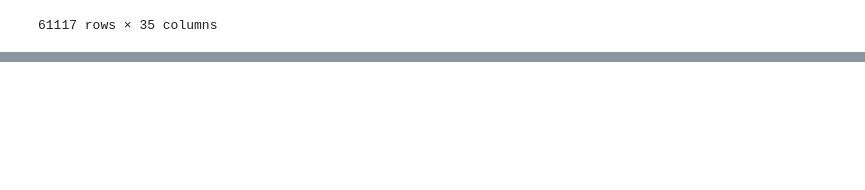
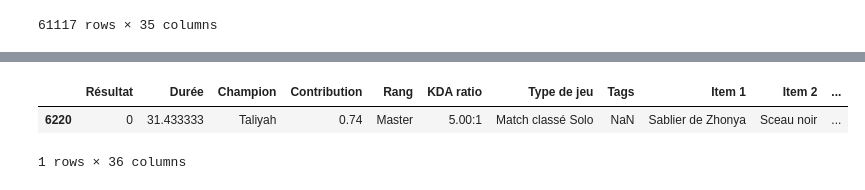
Before and after one commit to remi-stack/albert_project, a Jupyter notebook: notebooks/scrap.ipynb, the cells around one changed output, grey strips where cells are left out. Cells and saved outputs as stored; diff of their text form; code cells hidden in the pictures; blank space fills up the shorter version.

```diff
--- a/notebooks/scrap.ipynb
+++ b/notebooks/scrap.ipynb
@@ -581,0 +611,11 @@ df_solo
+# %%
+df["Équipe 1"]=list(df["Équipe 1 Champion 1"]+","+df["Équipe 1 Champion 2"]+","+df["Équipe 1 Champion 3"]+","+df["Équipe 1 Champion 4"]+","+df["Équipe 1 Champion 5"])
+df["Équipe 1"]=df["Équipe 1"].apply(lambda x:x.replace("'","").split(","))
+
+df["Équipe 2"]=list(df["Équipe 2 Champion 1"]+","+df["Équipe 2 Champion 2"]+","+df["Équipe 2 Champion 3"]+","+df["Équipe 2 Champion 4"]+","+df["Équipe 2 Champion 5"])
+df["Équipe 2"]=df["Équipe 2"].apply(lambda x:x.replace("'","").split(","))
+# %%
+taux={}
+taux_victoire = list(champions["Ratio de victoire"])
+dict_taux = dictionary = dict(zip(ChampionsList, taux_victoire))
+dict_taux
@@ -581,0 +640,34 @@ df_solo
+# %%
+def normalize_champion_name(name):
+    """ Normalise les noms des champions selon des règles spécifiques """
+    return (name.lower().replace("'", "").replace(" ", "").replace("maîtreyi", "masteryi")
+            .replace("dr.mundo", "drmundo").replace("wukong", "monkeyking")
+            .replace("nunuetwillump", "nunu").replace("renataglasc", "renata")
+            .replace("é", "e"))
+
+def taux_victoire(row):
+    """ Calcule les taux de victoire de chaque équipe """
+    team_index = row['Équipe']
+    own_team = f'Équipe {team_index}'
+    opposing_team = f'Équipe {3 - team_index}'
+
+    own_champions = [ champ for champ in row[own_team]]
+    opposing_champions = [champ for champ in row[opposing_team]]
+
+    equipe1 = 0
+    equipe2 = 0
+
+    equipe1 += sum( dict_taux.get(normalize_champion_name(champ),0) for champ in own_champions )/len(own_champions)
+    equipe2 += sum( dict_taux.get(normalize_champion_name(champ),0) for champ in opposing_champions )/len(opposing_champions)
+
+    return pd.Series([equipe1, equipe2])
+# %%
+champions_resultas = df.apply(taux_victoire, axis=1)
+df["Taux de victoire 1"]=champions_resultas[0]
+df["Taux de victoire 2"]=champions_resultas[1]
+# %%
+df.sample()
+# %% [output]
+|  | Résultat | Durée | Champion | Contribution | Rang | KDA ratio | Type de jeu | Tags | Item 1 | Item 2 | ... |
+| 6220 | 0 | 31.433333 | Taliyah | 0.74 | Master | 5.00:1 | Match classé Solo | NaN | Sablier de Zhonya | Sceau noir | ... |
+1 rows × 36 columns
```
Also changed, not shown: parts of 5 cells of this notebook.
